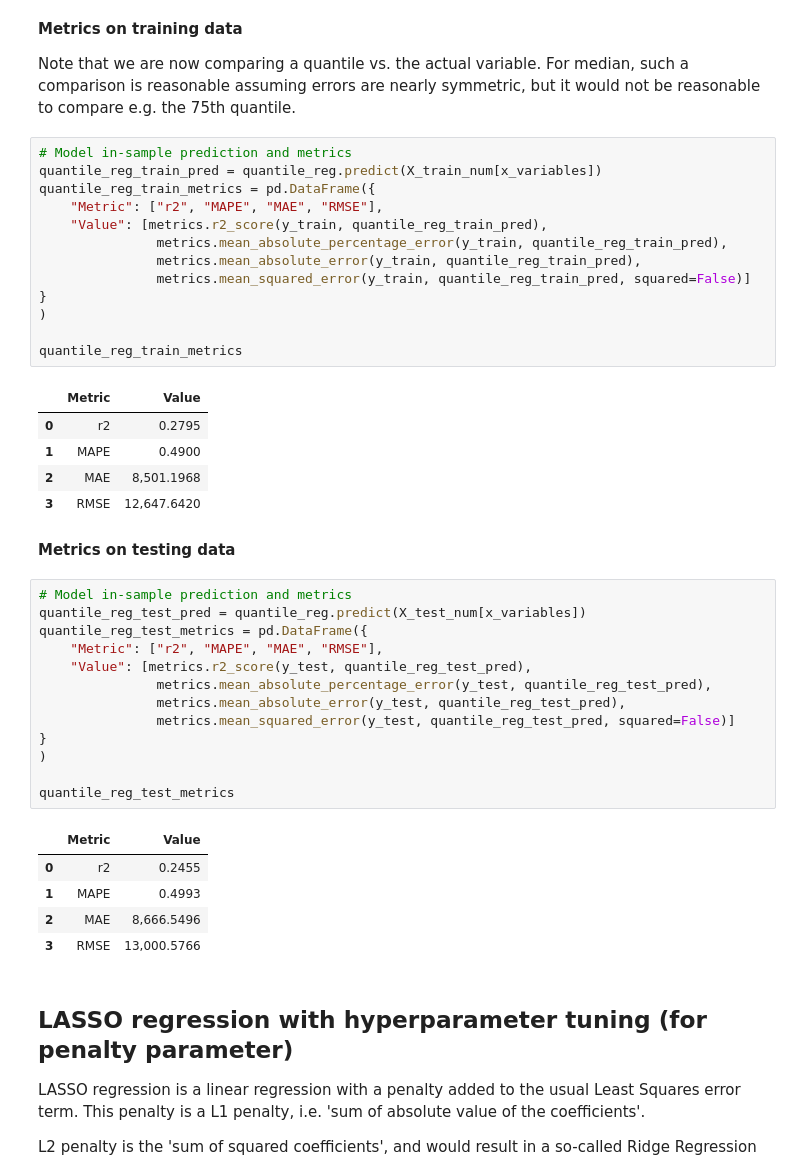
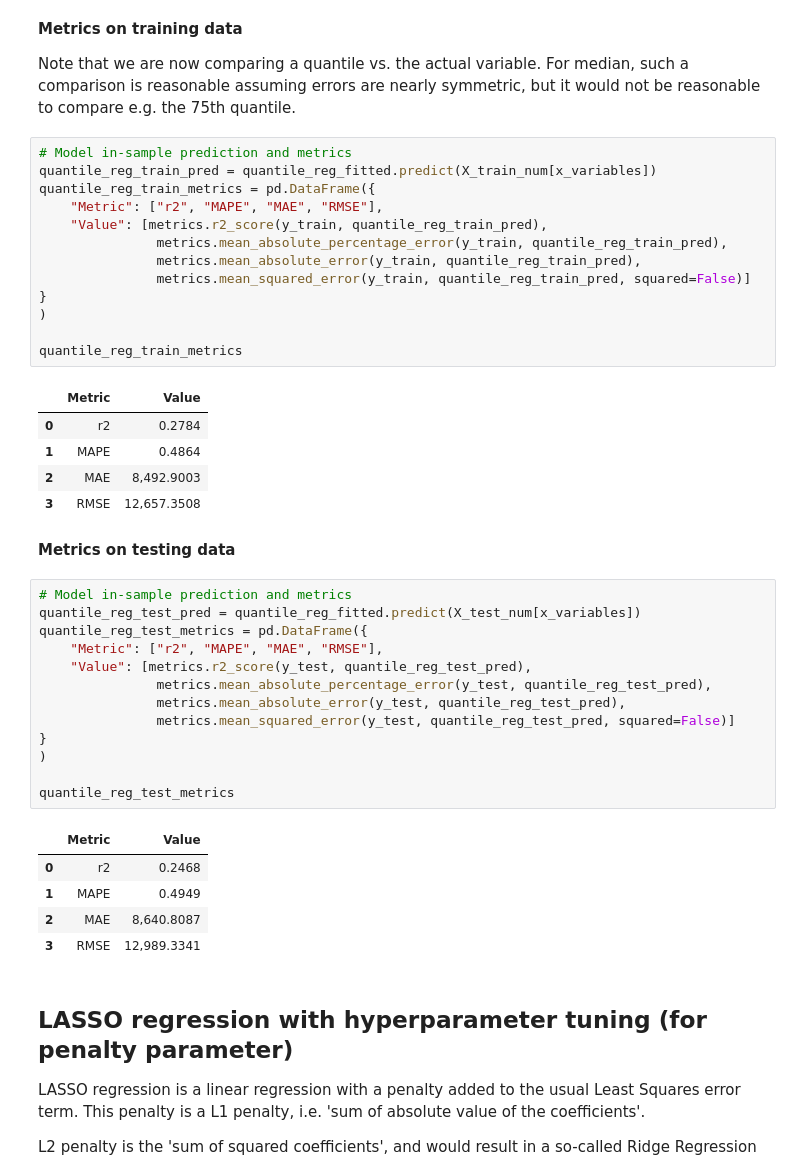
Before and after one commit to ow-gryphon/gryphon-regression-sklearn, a Jupyter notebook: template/notebooks/regression/sklearn Model Calibration and Fit.ipynb, the cells around one changed output. Saved outputs shown, nothing was run; the diff lists cells and outputs as text.

```diff
--- a/template/notebooks/regression/sklearn Model Calibration and Fit.ipynb
+++ b/template/notebooks/regression/sklearn Model Calibration and Fit.ipynb
@@ -587,28 +587,28 @@ quantile_coefs
 Note that we are now comparing a quantile vs. the actual variable. For median, such a comparison is reasonable assuming errors are nearly symmetric, but it would not be reasonable to compare e.g. the 75th quantile.
 # %%
 # Model in-sample prediction and metrics
-quantile_reg_train_pred = quantile_reg.predict(X_train_num[x_variables])
+quantile_reg_train_pred = quantile_reg_fitted.predict(X_train_num[x_variables])
 quantile_reg_train_metrics = pd.DataFrame({
     "Metric": ["r2", "MAPE", "MAE", "RMSE"],
     "Value": [metrics.r2_score(y_train, quantile_reg_train_pred),
                metrics.mean_absolute_percentage_error(y_train, quantile_reg_train_pred),
                metrics.mean_absolute_error(y_train, quantile_reg_train_pred),
                metrics.mean_squared_error(y_train, quantile_reg_train_pred, squared=False)]
 }
 )
 
 quantile_reg_train_metrics
 # %% [output]
 |  | Metric | Value |
-| 0 | r2 | 0.2795 |
-| 1 | MAPE | 0.4900 |
-| 2 | MAE | 8,501.1968 |
-| 3 | RMSE | 12,647.6420 |
+| 0 | r2 | 0.2784 |
+| 1 | MAPE | 0.4864 |
+| 2 | MAE | 8,492.9003 |
+| 3 | RMSE | 12,657.3508 |
 # %% [markdown]
 **Metrics on testing data**
 # %%
 # Model in-sample prediction and metrics
-quantile_reg_test_pred = quantile_reg.predict(X_test_num[x_variables])
+quantile_reg_test_pred = quantile_reg_fitted.predict(X_test_num[x_variables])
 quantile_reg_test_metrics = pd.DataFrame({
     "Metric": ["r2", "MAPE", "MAE", "RMSE"],
     "Value": [metrics.r2_score(y_test, quantile_reg_test_pred),
@@ -621,10 +621,10 @@ quantile_reg_test_metrics = pd.DataFrame({
 quantile_reg_test_metrics
 # %% [output]
 |  | Metric | Value |
-| 0 | r2 | 0.2455 |
-| 1 | MAPE | 0.4993 |
-| 2 | MAE | 8,666.5496 |
-| 3 | RMSE | 13,000.5766 |
+| 0 | r2 | 0.2468 |
+| 1 | MAPE | 0.4949 |
+| 2 | MAE | 8,640.8087 |
+| 3 | RMSE | 12,989.3341 |
 # %% [markdown]
 ## LASSO regression with hyperparameter tuning (for penalty parameter)
 
```
Also changed, not shown: parts of 47 cells of this notebook, 2 other files.
